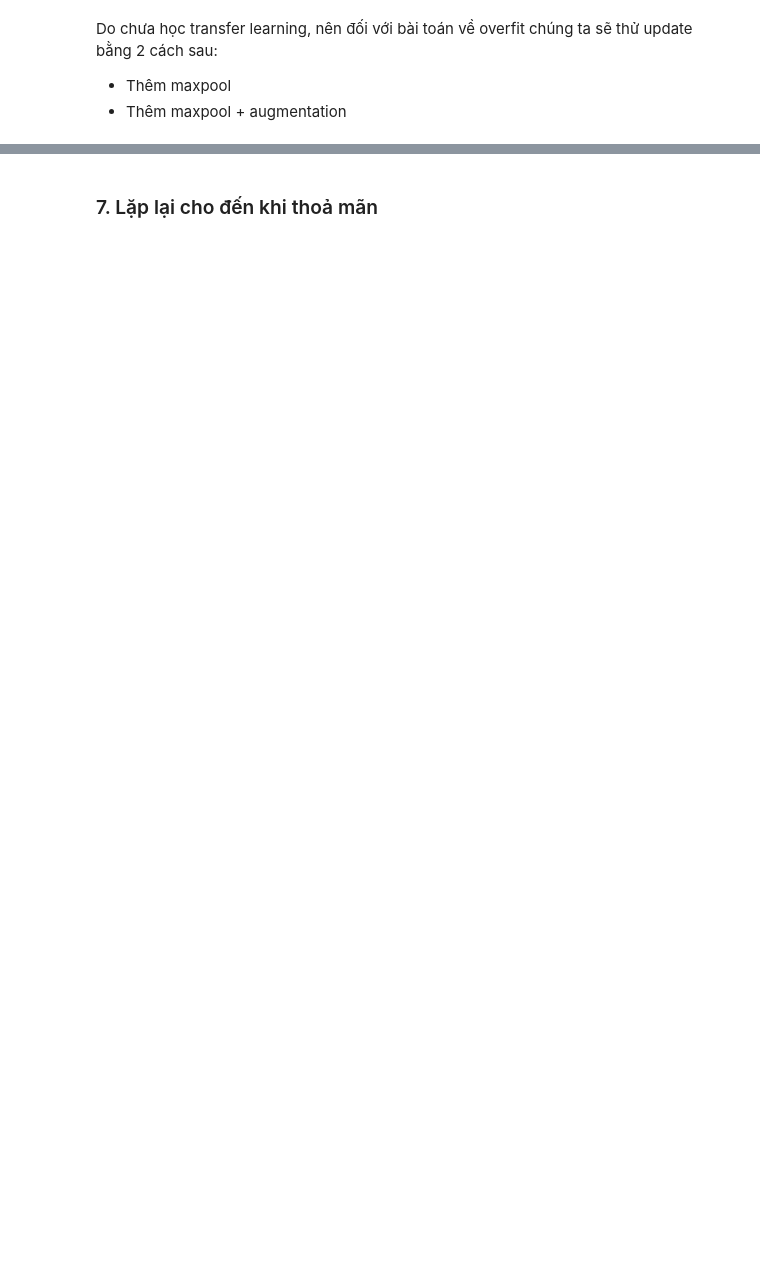
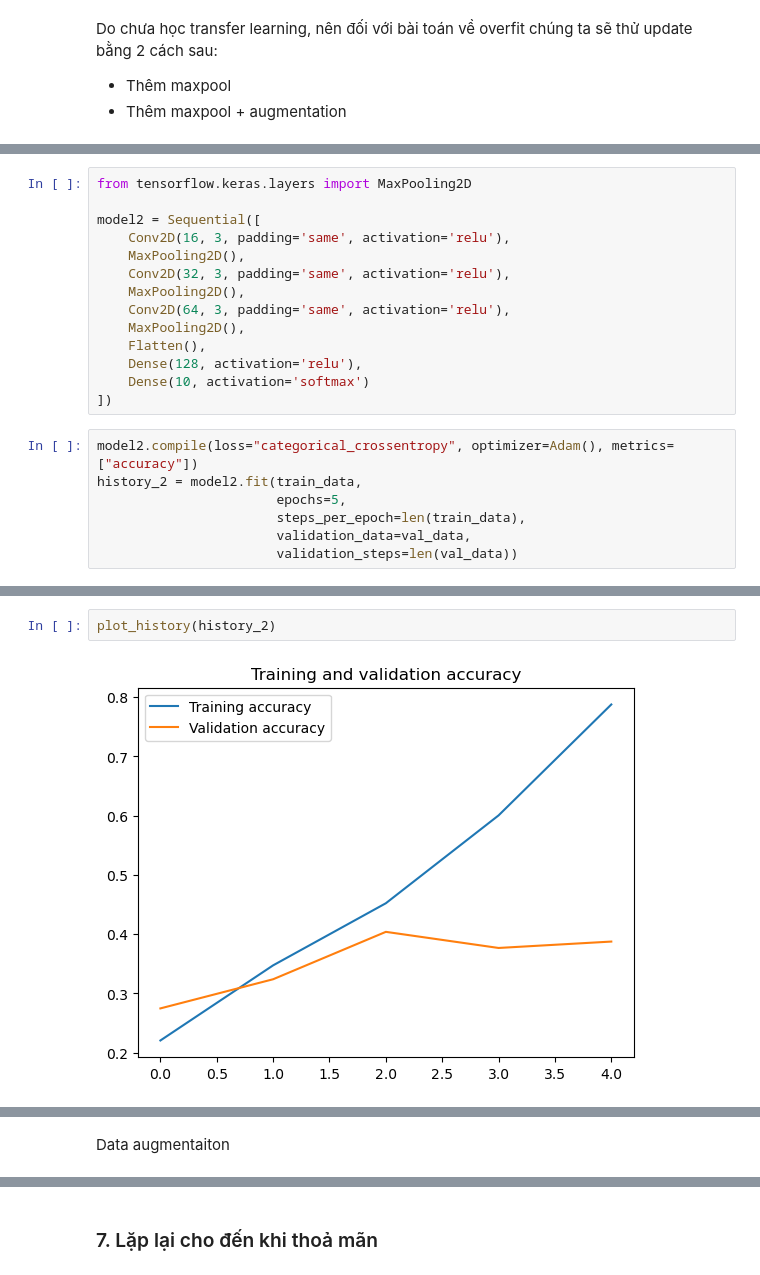
Before and after one commit to ngohongthai/ml-labs, a Jupyter notebook: ml-deeplearning/cnn_playground/cnn_food101.ipynb, the cells around one changed output, grey strips where cells are left out. Saved outputs shown, nothing was run; the diff lists cells and outputs as text; blank space fills up the shorter version.

```diff
--- a/ml-deeplearning/cnn_playground/cnn_food101.ipynb
+++ b/ml-deeplearning/cnn_playground/cnn_food101.ipynb
@@ -217,0 +202,21 @@ model2 = Sequential([
+# %%
+from tensorflow.keras.layers import MaxPooling2D
+
+model2 = Sequential([
+    Conv2D(16, 3, padding='same', activation='relu'),
+    MaxPooling2D(),
+    Conv2D(32, 3, padding='same', activation='relu'),
+    MaxPooling2D(),
+    Conv2D(64, 3, padding='same', activation='relu'),
+    MaxPooling2D(),
+    Flatten(),
+    Dense(128, activation='relu'),
+    Dense(10, activation='softmax')
+])
+# %%
+model2.compile(loss="categorical_crossentropy", optimizer=Adam(), metrics=["accuracy"])
+history_2 = model2.fit(train_data,
+                       epochs=5,
+                       steps_per_epoch=len(train_data),
+                       validation_data=val_data,
+                       validation_steps=len(val_data))
@@ -217,0 +234,4 @@ model2 = Sequential([
+# %%
+plot_history(history_2)
+# %% [output]
+[figure, added]
@@ -217,0 +239,2 @@ model2 = Sequential([
+# %% [markdown]
+Data augmentaiton
```
Also changed, not shown: parts of 19 cells of this notebook, 3 other files.
